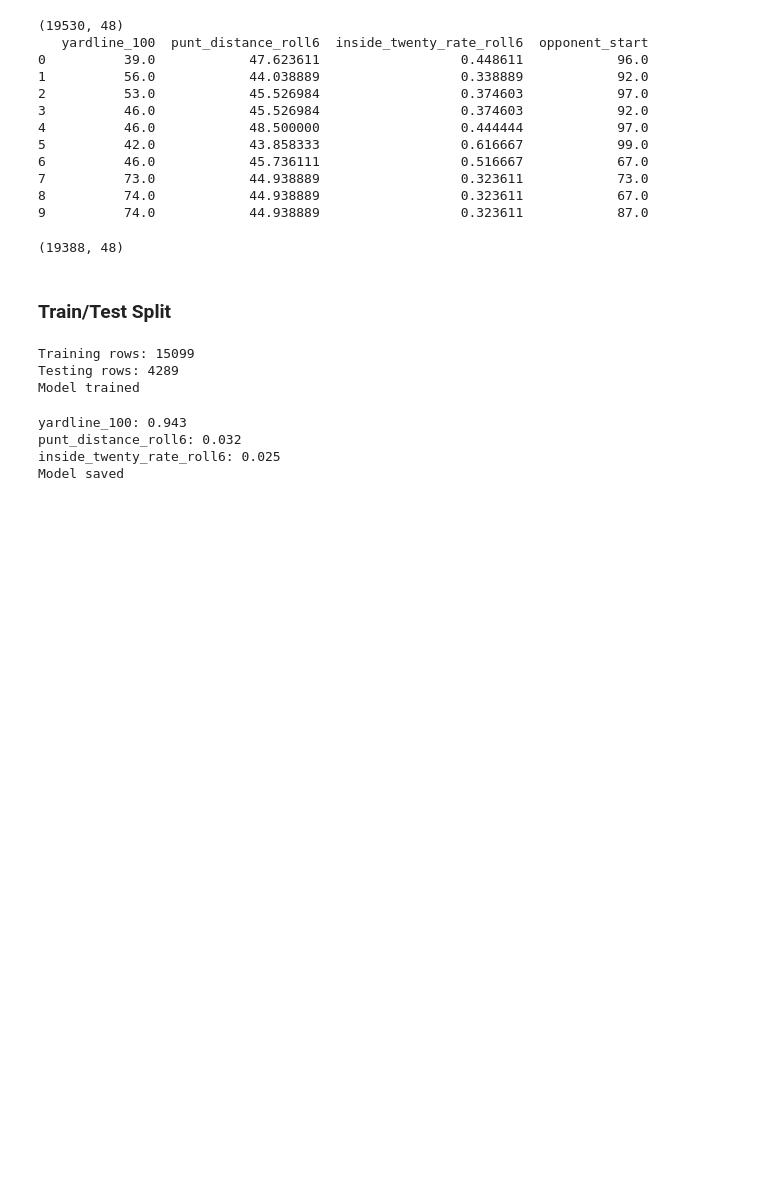
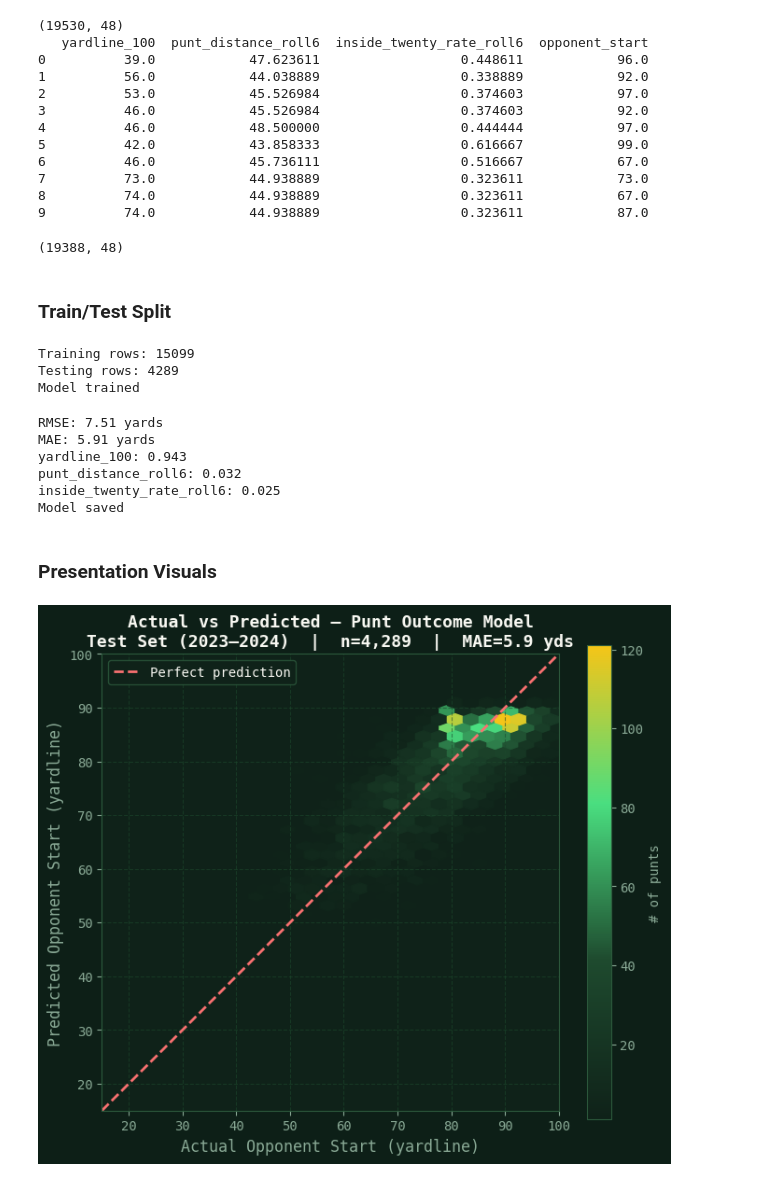
Before and after one commit to Bruin-Sports-Analytics/nfl-ot-4th-down-model, a Jupyter notebook: notebooks/punt_outcome_model.ipynb, the cells around one changed output. Saved outputs shown, nothing was run; the diff lists cells and outputs as text; code cells hidden in the pictures; blank space fills up the shorter version.

Commit message:
Add presentation visuals to punt outcome model notebook
Co-Authored-By: Claude Opus 4.6 <noreply@anthropic.com>

```diff
--- a/notebooks/punt_outcome_model.ipynb
+++ b/notebooks/punt_outcome_model.ipynb
@@ -190,7 +190,7 @@ rmse = np.sqrt(mean_squared_error(y_test, y_pred))
 mae = mean_absolute_error(y_test, y_pred)
 
 print(f"RMSE: {rmse:.2f} yards")
-print(f"MAE: {mae:.2f
+print(f"MAE: {mae:.2f} yards")
 
 importance = model.feature_importances_
 for name, score in zip(features, importance):
@@ -201,7 +201,11 @@ os.makedirs("../models", exist_ok = True)
 model.save_model("../models/punt_outcome_xgb.json")
 print("Model saved")
 # %% [output]
+RMSE: 7.51 yards
+MAE: 5.91 yards
 yardline_100: 0.943
 punt_distance_roll6: 0.032
 inside_twenty_rate_roll6: 0.025
 Model saved
+# %% [markdown]
+### Presentation Visuals
@@ -207,0 +238,30 @@ Model saved
+# %%
+# PLOT 1: Actual vs Predicted (hexbin density)
+fig, ax = plt.subplots(figsize=(7, 6))
+
+cmap = LinearSegmentedColormap.from_list("custom", ["#0f2219", "#1e4a2e", ACCENT, GOLD])
+hb = ax.hexbin(y_test.values, y_pred, gridsize=25, cmap=cmap, mincnt=1)
+
+# Perfect prediction line
+ax.plot([15, 100], [15, 100], "--", color=DANGER, lw=2, label="Perfect prediction")
+
+ax.set_xlabel("Actual Opponent Start (yardline)", fontsize=12)
+ax.set_ylabel("Predicted Opponent Start (yardline)", fontsize=12)
+ax.set_title("Actual vs Predicted — Punt Outcome Model\n"
+             f"Test Set (2023–2024)  |  n={len(y_test):,}  |  MAE={mae:.1f} yds",
+             fontsize=13, fontweight="bold")
+ax.legend(facecolor="#0f2219", edgecolor="#2d5a3d", labelcolor="#f8f8f2", fontsize=10)
+ax.set_xlim(15, 100)
+ax.set_ylim(15, 100)
+ax.set_aspect("equal")
+ax.grid(True)
+
+cb = fig.colorbar(hb, ax=ax, label="# of punts")
+cb.ax.yaxis.label.set_color(MUTED)
+cb.ax.tick_params(colors=MUTED)
+
+plt.tight_layout()
+plt.savefig("punt_actual_vs_predicted.png", dpi=200, bbox_inches="tight")
+plt.show()
+# %% [output]
+[figure, added]
```
Also changed, not shown: parts of 3 cells of this notebook.
